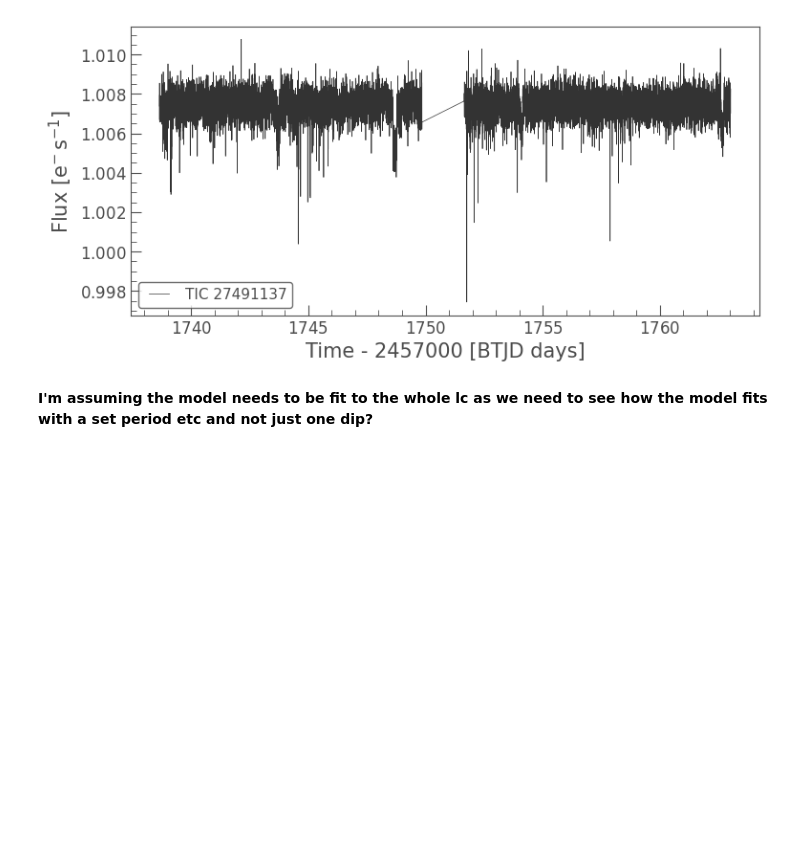
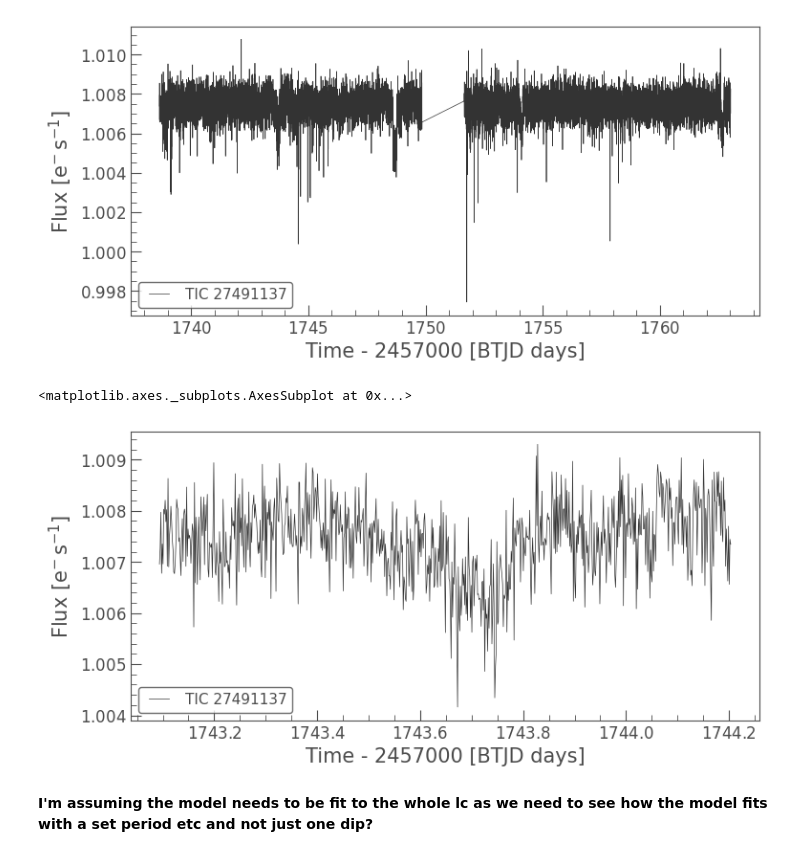
Before and after one commit to hughesymendes/TIC-27491137, a Jupyter notebook: dip1_model.ipynb, the cells around one changed output. Drawn from its saved outputs; the diff is of its cells as text; code cells hidden in the pictures; blank space fills up the shorter version.

```diff
--- a/dip1_model.ipynb
+++ b/dip1_model.ipynb
@@ -130,6 +130,11 @@ clean_lc.plot()
 # %% [output]
 <matplotlib.axes._subplots.AxesSubplot at 0x...>
 [figure]
+# %%
+clean_lc[3200:4000].plot()
+# %% [output]
+<matplotlib.axes._subplots.AxesSubplot at 0x...>
+[figure, added]
 # %% [markdown]
 **I'm assuming the model needs to be fit to the whole lc as we need to see how the model fits with a set period etc and not just one dip?**
 # %% [markdown]
```
Also changed, not shown: parts of 3 cells of this notebook.
